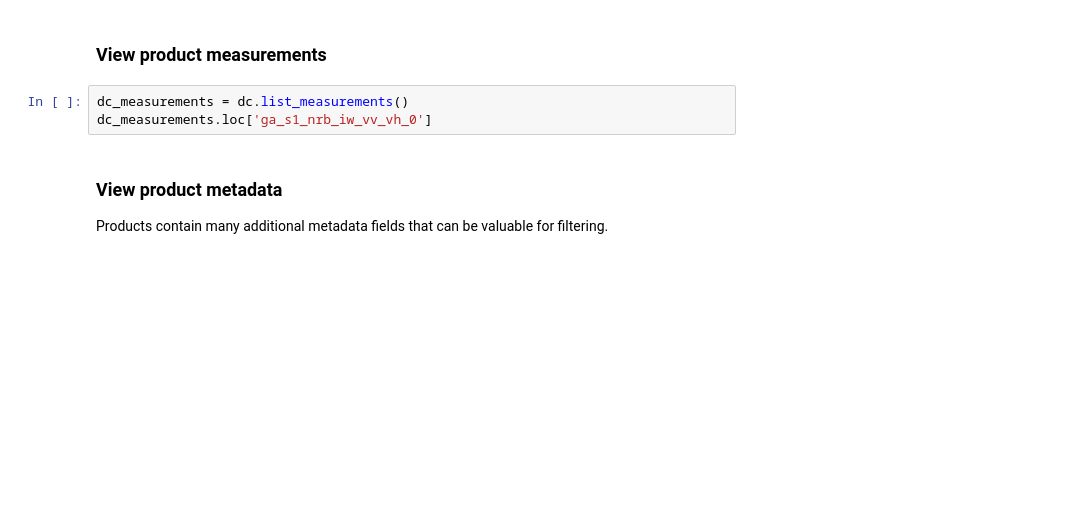
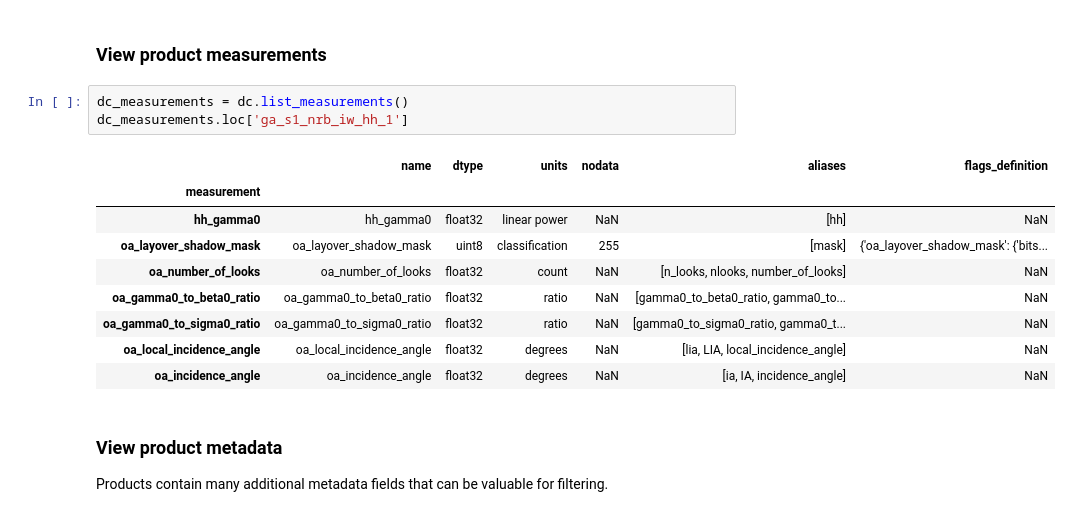
Before and after one commit to eloise-b/de-sar-sample-data, a Jupyter notebook: demo_notebooks/tutorial/04_loading_with_datacube.ipynb, the cells around one changed output. Saved outputs shown, nothing was run; the diff lists cells and outputs as text; blank space fills up the shorter version.

```diff
--- a/demo_notebooks/tutorial/04_loading_with_datacube.ipynb
+++ b/demo_notebooks/tutorial/04_loading_with_datacube.ipynb
@@ -42,7 +53,17 @@ dc_products.loc[dc_products["name"].str.contains("ga_s1_nrb_iw")]
 ### View product measurements
 # %%
 dc_measurements = dc.list_measurements()
-dc_measurements.loc['ga_s1_nrb_iw_vv_vh_0']
+dc_measurements.loc['ga_s1_nrb_iw_hh_1']
+# %% [output]
+|  | name | dtype | units | nodata | aliases | flags_definition |
+| measurement |  |  |  |  |  |  |
+| hh_gamma0 | hh_gamma0 | float32 | linear power | NaN | [hh] | NaN |
+| oa_layover_shadow_mask | oa_layover_shadow_mask | uint8 | classification | 255 | [mask] | {'oa_layover_shadow_mask': {'bits... |
+| oa_number_of_looks | oa_number_of_looks | float32 | count | NaN | [n_looks, nlooks, number_of_looks] | NaN |
+| oa_gamma0_to_beta0_ratio | oa_gamma0_to_beta0_ratio | float32 | ratio | NaN | [gamma0_to_beta0_ratio, gamma0_to... | NaN |
+| oa_gamma0_to_sigma0_ratio | oa_gamma0_to_sigma0_ratio | float32 | ratio | NaN | [gamma0_to_sigma0_ratio, gamma0_t... | NaN |
+| oa_local_incidence_angle | oa_local_incidence_angle | float32 | degrees | NaN | [lia, LIA, local_incidence_angle] | NaN |
+| oa_incidence_angle | oa_incidence_angle | float32 | degrees | NaN | [ia, IA, incidence_angle] | NaN |
 # %% [markdown]
 ### View product metadata
 
```
Also changed, not shown: parts of 17 cells of this notebook.
